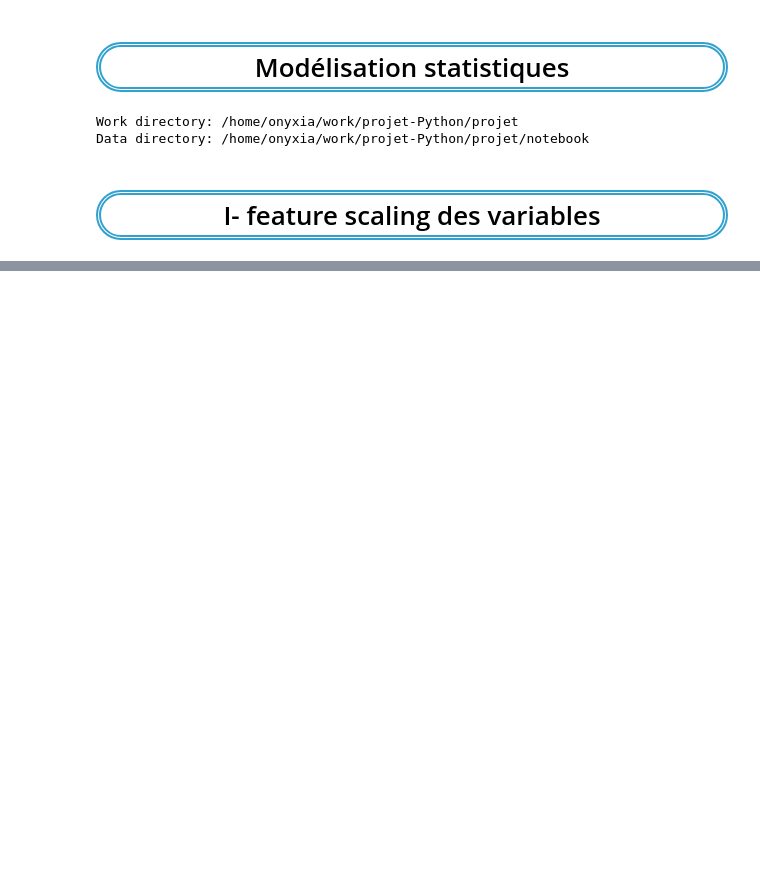
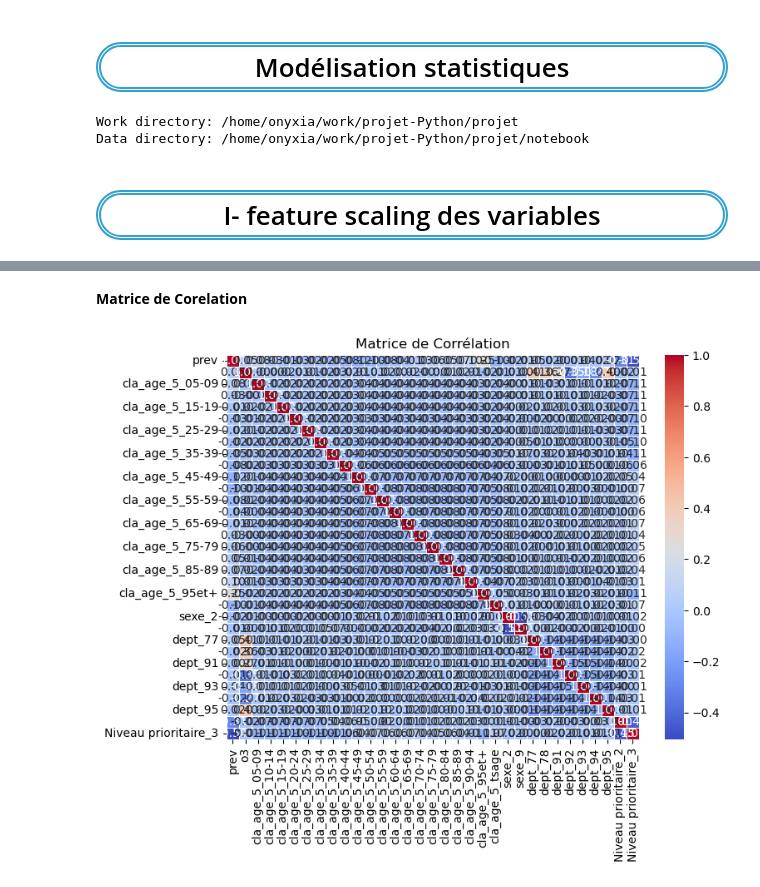
Before and after one commit to IvanaKUETE/projet-Python, a Jupyter notebook: projet/notebook/Modélisation.ipynb, the cells around one changed output, grey strips where cells are left out. Saved outputs shown, nothing was run; the diff lists cells and outputs as text; code cells hidden in the pictures; blank space fills up the shorter version.

```diff
--- a/projet/notebook/Modélisation.ipynb
+++ b/projet/notebook/Modélisation.ipynb
@@ -178,0 +70,13 @@ Recherche du meilleur algorithme
+# %%
+Principal_data4['sexe'] = Principal_data4['sexe'].astype('object')
+Principal_data4['dept'] = Principal_data4['dept'].astype('object')
+
+
+
+## Variable numériques
+col_num = Principal_data4.select_dtypes(['int64','float64']).columns
+
+
+## Variable catégorielle
+col_cat=Principal_data4.select_dtypes(['object']).columns
+#var_cat=['cla_age_5','sexe','dept','Niveau prioritaire']
@@ -178,0 +126,3 @@ Recherche du meilleur algorithme
+# %%
+# standardisation des variables numériques
+Principal_data4[col_num] = StandardScaler().fit_transform(Principal_data4[col_num])
@@ -178,0 +172,3 @@ Recherche du meilleur algorithme
+# %%
+df_final = d.encoder_onehot(Principal_data4, col_cat, col_num)
+print(pd.DataFrame(df_final))
@@ -178,0 +203,6 @@ Recherche du meilleur algorithme
+# %%
+# Division les données de data_cleaned_encode en ensembles d'apprentissage et de test
+
+train, test = train_test_split(df_final, test_size=0.2, random_state=42)
+print("Entrainement: {} lignes,\nTest: {} lignes.\n".format(train.shape[0],
+                                                            test.shape[0]))
@@ -178,0 +246,13 @@ Recherche du meilleur algorithme
+# %% [markdown]
+**Matrice de Corelation**
+# %%
+# Calculer la matrice de corrélation
+corr_matrix = train.corr()
+
+# Tracer la matrice de corrélation avec un heatmap
+plt.figure(figsize=(8, 6))
+sns.heatmap(corr_matrix, annot=True, cmap='coolwarm', fmt='.2f', linewidths=0.5)
+plt.title("Matrice de Corrélation")
+plt.show()
+# %% [output]
+[figure, added]
```
Also changed, not shown: parts of 96 cells of this notebook, 2 other files.
